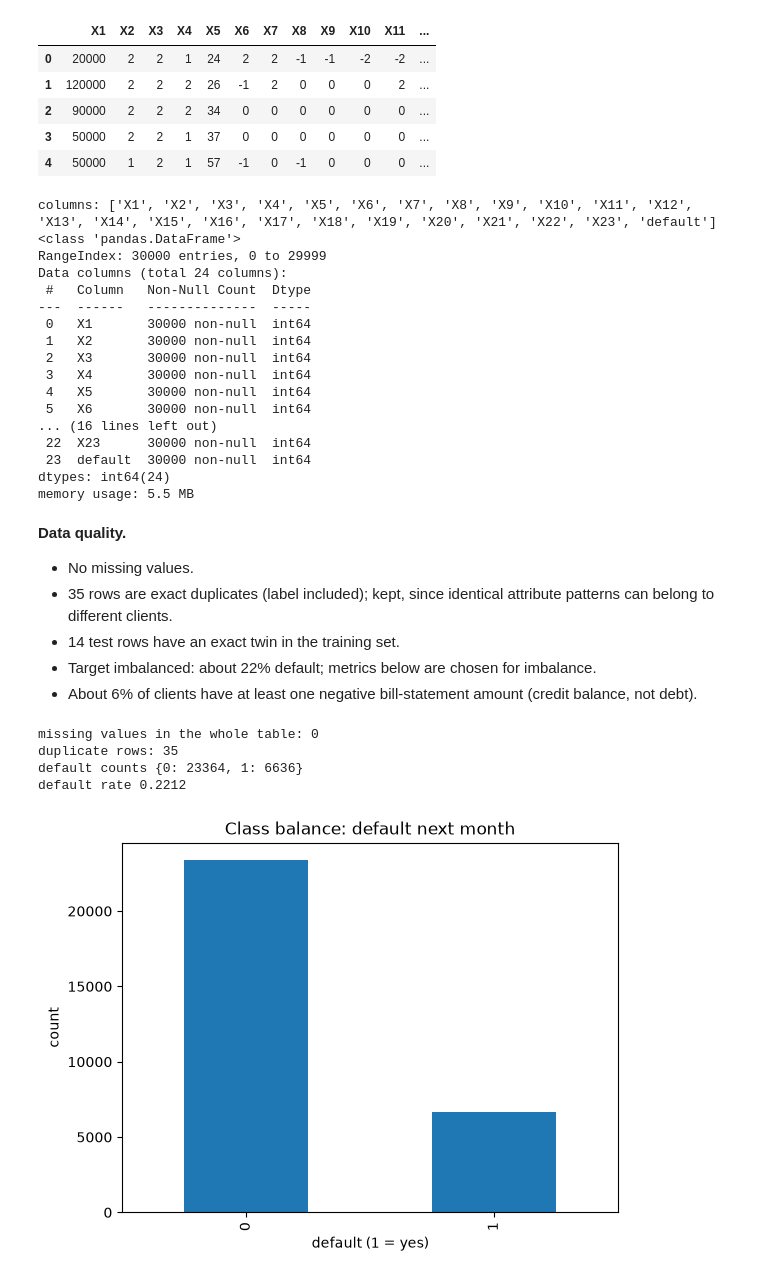
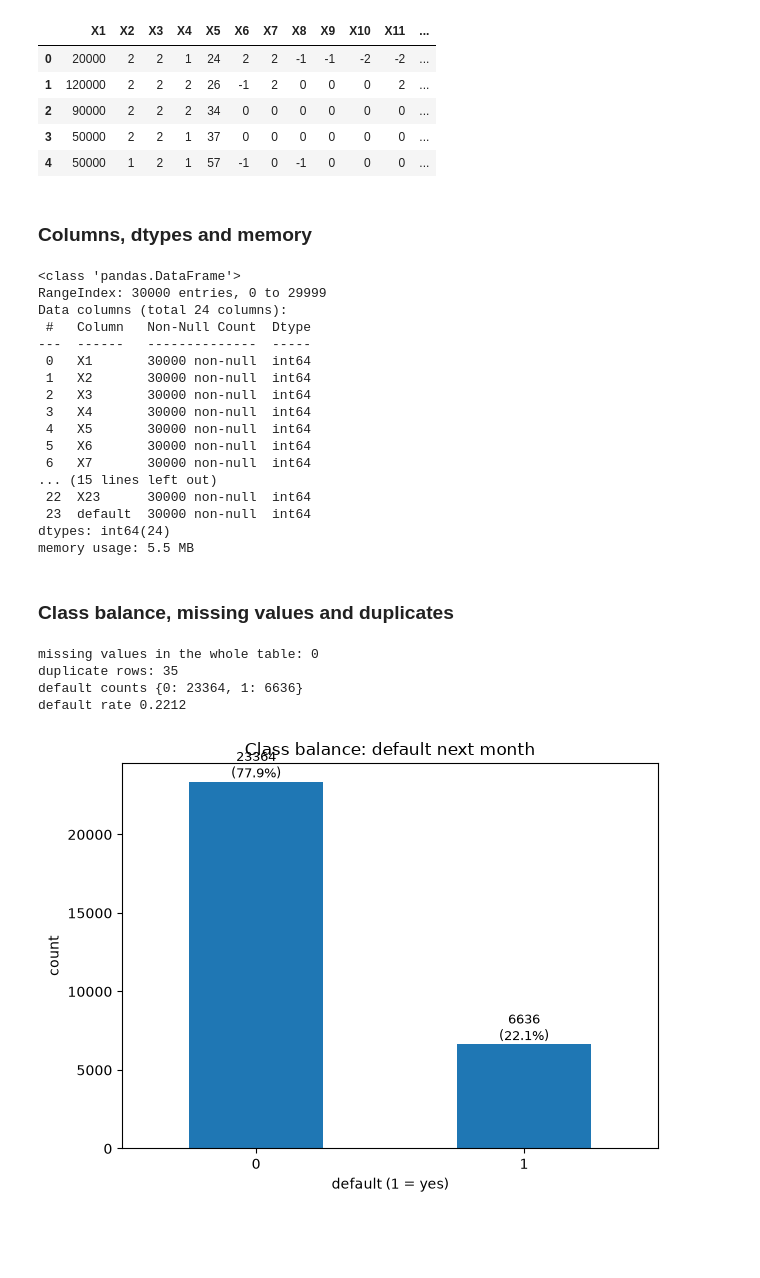
Before and after one commit to intend-dev/applied-machine-learning-credit-card-default, a Jupyter notebook: modeling.ipynb, the cells around one changed output. Cells and saved outputs as stored; diff of their text form; code cells hidden in the pictures; blank space fills up the shorter version.

```diff
--- a/modeling.ipynb
+++ b/modeling.ipynb
@@ -60,6 +68,8 @@ matplotlib 3.11.2
 # %%
-df = pd.read_csv("default_of_credit_card_clients.csv")
-print("shape", df.shape)
+from pathlib import Path
+CSV_PATH = Path("default_of_credit_card_clients.csv")
+df = pd.read_csv(CSV_PATH)
+print(f"shape {df.shape}")
 df.head()
 # %% [output]
 shape (30000, 24)
@@ -69,11 +79,11 @@ shape (30000, 24)
 | 2 | 90000 | 2 | 2 | 2 | 34 | 0 | 0 | 0 | 0 | 0 | 0 | ... |
 | 3 | 50000 | 2 | 2 | 1 | 37 | 0 | 0 | 0 | 0 | 0 | 0 | ... |
 | 4 | 50000 | 1 | 2 | 1 | 57 | -1 | 0 | -1 | 0 | 0 | 0 | ... |
+# %% [markdown]
+### Columns, dtypes and memory
 # %%
-print("columns:", list(df.columns))
 df.info()
 # %% [output]
-columns: ['X1', 'X2', 'X3', 'X4', 'X5', 'X6', 'X7', 'X8', 'X9', 'X10', 'X11', 'X12', 'X13', 'X14', 'X15', 'X16', 'X17', 'X18', 'X19', 'X20', 'X21', 'X22', 'X23', 'default']
 <class 'pandas.DataFrame'>
 RangeIndex: 30000 entries, 0 to 29999
 Data columns (total 24 columns):
@@ -85,33 +95,36 @@ Data columns (total 24 columns):
  3   X4       30000 non-null  int64
  4   X5       30000 non-null  int64
  5   X6       30000 non-null  int64
-... (16 lines left out)
+ 6   X7       30000 non-null  int64
+... (15 lines left out)
  22  X23      30000 non-null  int64
  23  default  30000 non-null  int64
 dtypes: int64(24)
 memory usage: 5.5 MB
-# %% [markdown]
-**Data quality.**
-
-- No missing values.
-- 35 rows are exact duplicates (label included); kept, since identical attribute patterns can belong to different clients.
-- 14 test rows have an exact twin in the training set.
-- Target imbalanced: about 22% default; metrics below are chosen for imbalance.
-- About 6% of clients have at least one negative bill-statement amount (credit balance, not debt).
+# %% [markdown]
+### Class balance, missing values and duplicates
 # %%
-print("missing values in the whole table:", int(df.isnull().sum().sum()))
-print("duplicate rows:", int(df.duplicated().sum()))
-counts = df["default"].value_counts().sort_index()
-print("default counts", counts.to_dict())
-print("default rate", round(float(df["default"].mean()), 4))
-df["default"].value_counts().sort_index().plot(kind="bar")
-plt.title("Class balance: default next month")
-plt.xlabel("default (1 = yes)")
-plt.ylabel("count")
+TARGET = "default"
+missing = int(df.isnull().sum().sum())
+dups = int(df.duplicated().sum())
+counts = df[TARGET].value_counts().sort_index()
+rate = float(df[TARGET].mean())
+print(f"missing values in the whole table: {missing}")
+print(f"duplicate rows: {dups}")
+print(f"default counts {counts.to_dict()}")
+print(f"default rate {rate:.4f}")
+fig, ax = plt.subplots()
+counts.plot(kind="bar", ax=ax, rot=0)
+ax.set_title("Class balance: default next month")
+ax.set_xlabel(f"{TARGET} (1 = yes)")
+ax.set_ylabel("count")
+for i, v in enumerate(counts):
+    ax.text(i, v, f"{v}\n({v / len(df):.1%})", ha="center", va="bottom", fontsize=9)
+plt.tight_layout()
 plt.show()
 # %% [output]
 missing values in the whole table: 0
 duplicate rows: 35
 default counts {0: 23364, 1: 6636}
 default rate 0.2212
-[figure, old version]
+[figure, new version]
```
Also changed, not shown: parts of 14 cells of this notebook.
